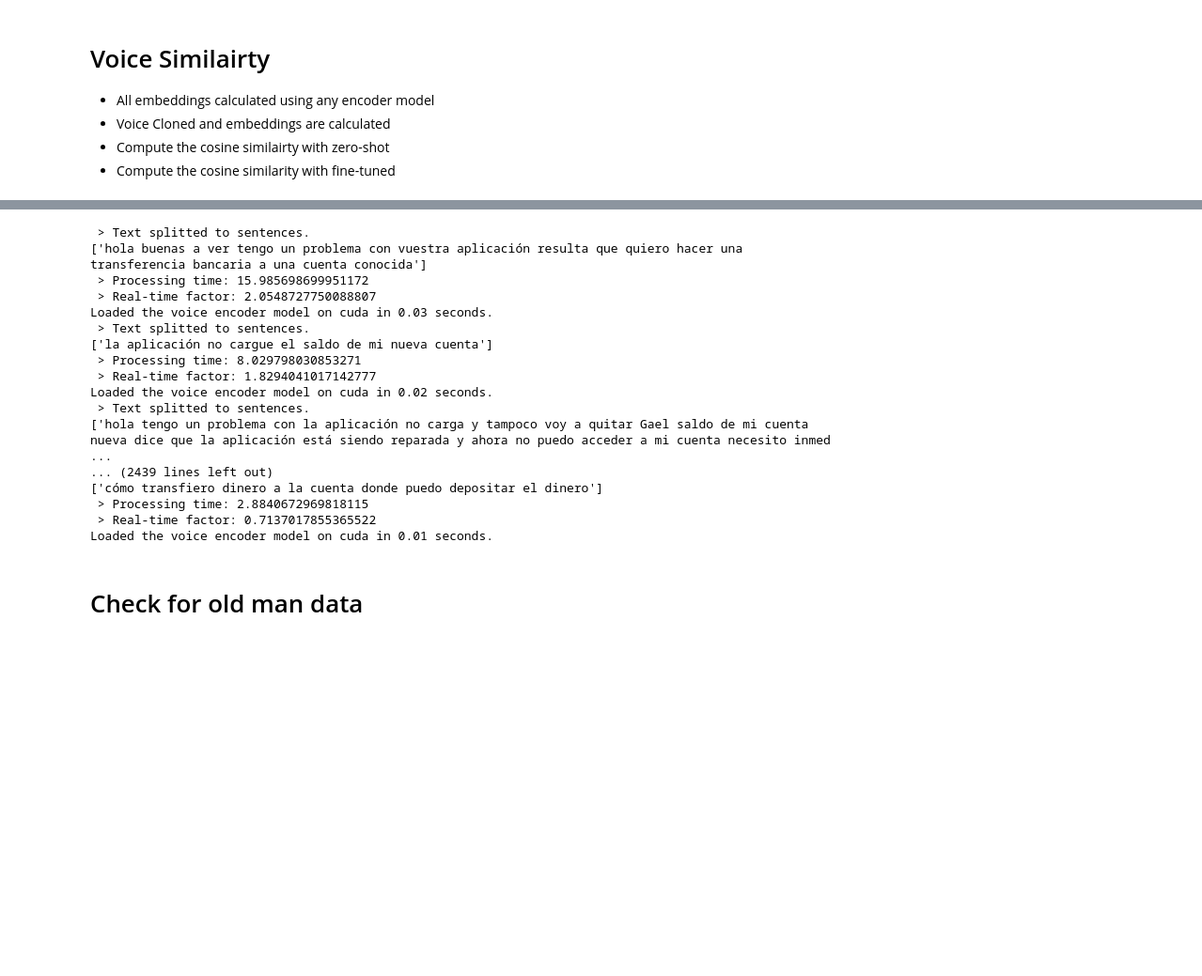
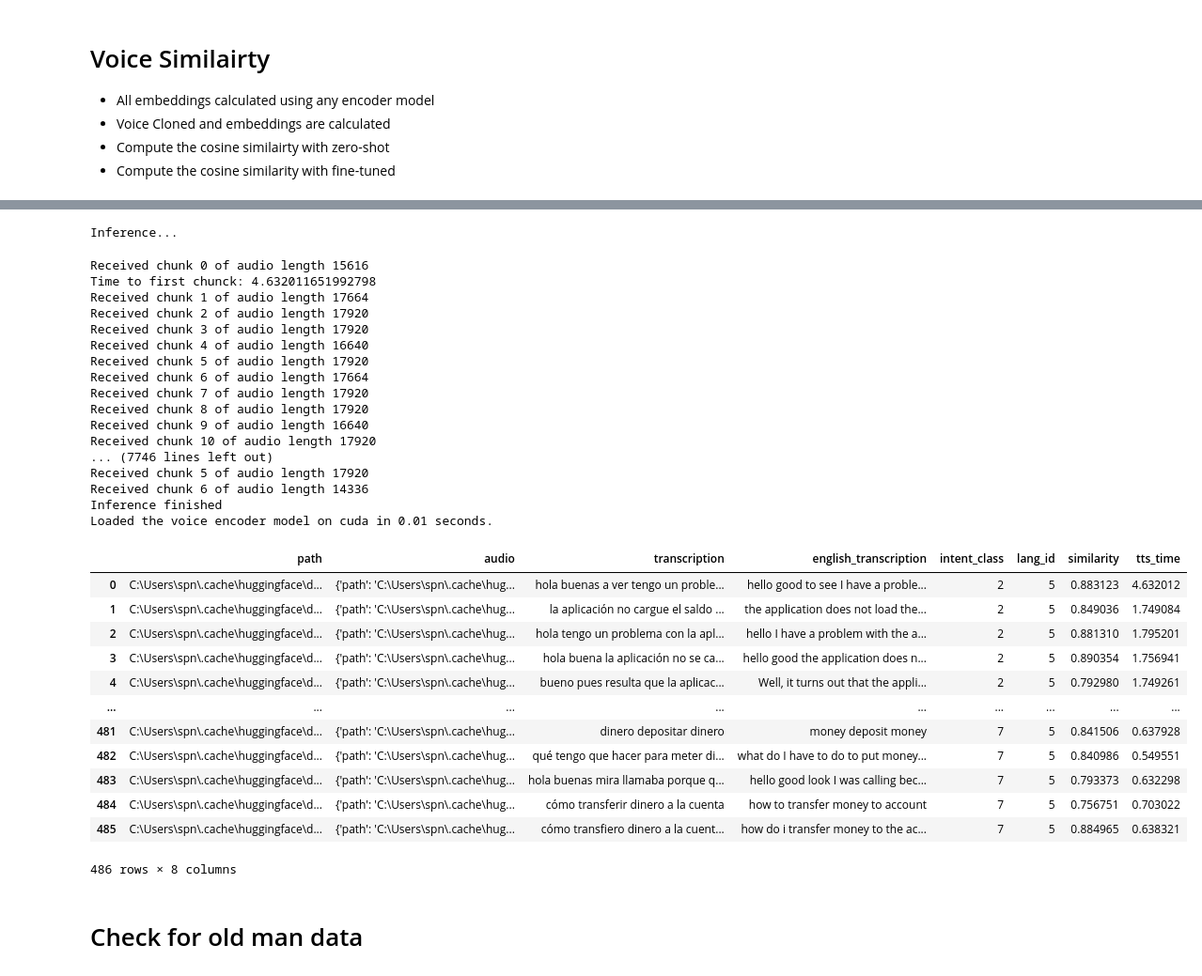
Before and after one commit to yalsaffar/S3TVR, a Jupyter notebook: metrics.ipynb, the cells around one changed output, grey strips where cells are left out. Shown at 94% size. Saved outputs shown, nothing was run; the diff lists cells and outputs as text; code cells hidden in the pictures; blank space fills up the shorter version.

```diff
--- a/metrics/metrics.ipynb
+++ b/metrics.ipynb
@@ -572,36 +596,54 @@ Loaded the voice encoder model on cuda in 0.01 seconds.
 # %%
 df_en.to_csv('tts_metrics_en.csv', index=False)
 # %%
-result_dir = "originals_es"
+import os
+result_dir = "metrics/originals_es"
 
 for index, row in df_es.iterrows():
     path_results = os.path.join(result_dir, f"result_{index}.wav")
 
     path = row['path']
-    start_time = time.time()
-    audio = tts_mutli_process(xtts, row['transcription'], path, 'es', path_results)
-    end_time = time.time() - start_time
+    # start_time = time.time()
+    audio, end_time = just_inference(xtts_v2_model,path, path_results, row['transcription'], 'es', index)
+    # end_time = time.time() - start_time
     #predicted_embeddings = get_audio_embeddings(pyannote_model, path_results)
     #original_embeddings = get_audio_embeddings(pyannote_model, path)
     similarity = get_similarity(path, path_results)
     df_es.at[index, 'similarity'] = similarity
     df_es.at[index, 'tts_time'] = end_time
 # %% [output]
- > Text splitted to sentences.
-['hola buenas a ver tengo un problema con vuestra aplicación resulta que quiero hacer una transferencia bancaria a una cuenta conocida']
- > Processing time: 15.985698699951172
- > Real-time factor: 2.0548727750088807
-Loaded the voice encoder model on cuda in 0.03 seconds.
- > Text splitted to sentences.
-['la aplicación no cargue el saldo de mi nueva cuenta']
- > Processing time: 8.029798030853271
- > Real-time factor: 1.8294041017142777
-Loaded the voice encoder model on cuda in 0.02 seconds.
- > Text splitted to sentences.
-['hola tengo un problema con la aplicación no carga y tampoco voy a quitar Gael saldo de mi cuenta nueva dice que la aplicación está siendo reparada y ahora no puedo acceder a mi cuenta necesito inmed ...
-... (2439 lines left out)
-['cómo transfiero dinero a la cuenta donde puedo depositar el dinero']
- > Processing time: 2.8840672969818115
- > Real-time factor: 0.7137017855365522
-Loaded the voice encoder model on cuda in 0.01 seconds.
+Inference...
+Received chunk 0 of audio length 15616
+Time to first chunck: 4.632011651992798
+Received chunk 1 of audio length 17664
+Received chunk 2 of audio length 17920
+Received chunk 3 of audio length 17920
+Received chunk 4 of audio length 16640
+Received chunk 5 of audio length 17920
+Received chunk 6 of audio length 17664
+Received chunk 7 of audio length 17920
+Received chunk 8 of audio length 17920
+Received chunk 9 of audio length 16640
+Received chunk 10 of audio length 17920
+... (7746 lines left out)
+Received chunk 5 of audio length 17920
+Received chunk 6 of audio length 14336
+Inference finished
+Loaded the voice encoder model on cuda in 0.01 seconds.
+# %%
+df_es
+# %% [output]
+|  | path | audio | transcription | english_transcription | intent_class | lang_id | similarity | tts_time |
+| 0 | C:\Users\spn\.cache\huggingface\d... | {'path': 'C:\Users\spn\.cache\hug... | hola buenas a ver tengo un proble... | hello good to see I have a proble... | 2 | 5 | 0.883123 | 4.632012 |
+| 1 | C:\Users\spn\.cache\huggingface\d... | {'path': 'C:\Users\spn\.cache\hug... | la aplicación no cargue el saldo ... | the application does not load the... | 2 | 5 | 0.849036 | 1.749084 |
+| 2 | C:\Users\spn\.cache\huggingface\d... | {'path': 'C:\Users\spn\.cache\hug... | hola tengo un problema con la apl... | hello I have a problem with the a... | 2 | 5 | 0.881310 | 1.795201 |
+| 3 | C:\Users\spn\.cache\huggingface\d... | {'path': 'C:\Users\spn\.cache\hug... | hola buena la aplicación no se ca... | hello good the application does n... | 2 | 5 | 0.890354 | 1.756941 |
+| 4 | C:\Users\spn\.cache\huggingface\d... | {'path': 'C:\Users\spn\.cache\hug... | bueno pues resulta que la aplicac... | Well, it turns out that the appli... | 2 | 5 | 0.792980 | 1.749261 |
+| ... | ... | ... | ... | ... | ... | ... | ... | ... |
+| 481 | C:\Users\spn\.cache\huggingface\d... | {'path': 'C:\Users\spn\.cache\hug... | dinero depositar dinero | money deposit money | 7 | 5 | 0.841506 | 0.637928 |
+| 482 | C:\Users\spn\.cache\huggingface\d... | {'path': 'C:\Users\spn\.cache\hug... | qué tengo que hacer para meter di... | what do I have to do to put money... | 7 | 5 | 0.840986 | 0.549551 |
+| 483 | C:\Users\spn\.cache\huggingface\d... | {'path': 'C:\Users\spn\.cache\hug... | hola buenas mira llamaba porque q... | hello good look I was calling bec... | 7 | 5 | 0.793373 | 0.632298 |
+| 484 | C:\Users\spn\.cache\huggingface\d... | {'path': 'C:\Users\spn\.cache\hug... | cómo transferir dinero a la cuenta | how to transfer money to account | 7 | 5 | 0.756751 | 0.703022 |
+| 485 | C:\Users\spn\.cache\huggingface\d... | {'path': 'C:\Users\spn\.cache\hug... | cómo transfiero dinero a la cuent... | how do i transfer money to the ac... | 7 | 5 | 0.884965 | 0.638321 |
+486 rows × 8 columns
 # %%
```
Also changed, not shown: parts of 10 cells of this notebook, 12 other files.
